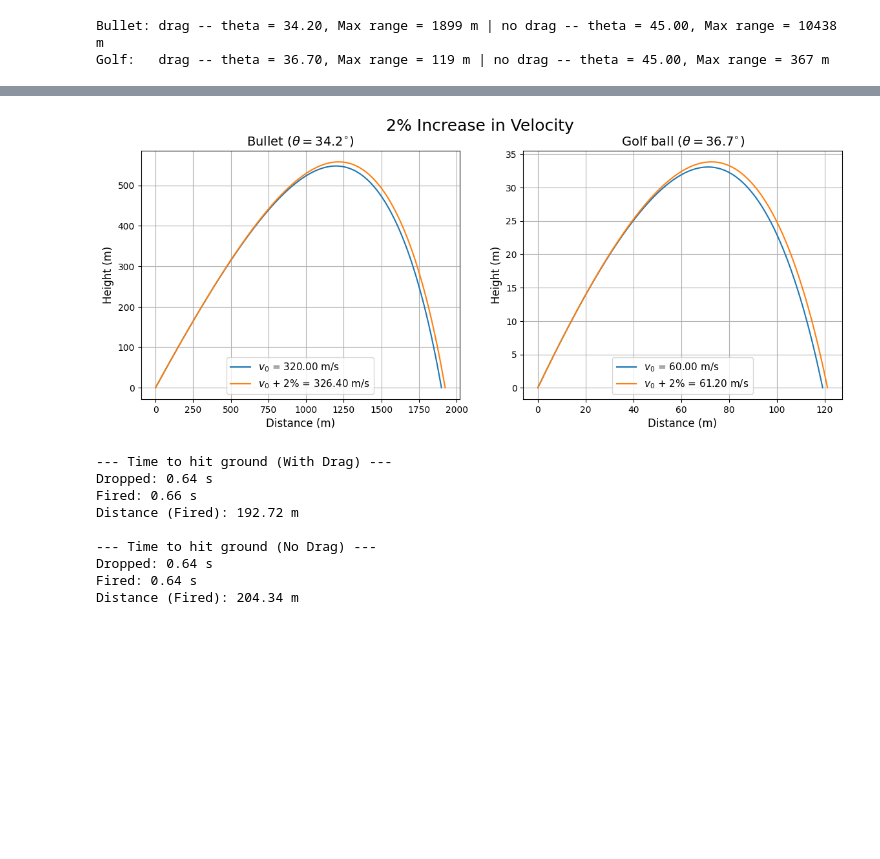
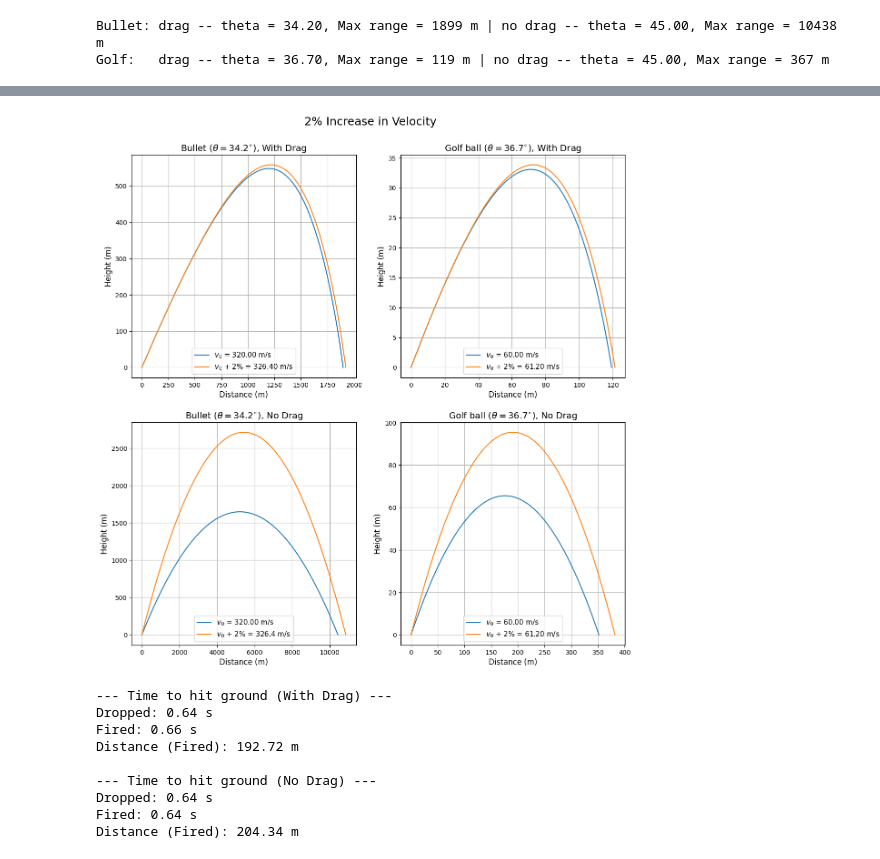
Before and after one commit to hdauphin/PHYS420Fall25, a Jupyter notebook: HW06_Project1.ipynb, the cells around one changed output, grey strips where cells are left out. Drawn from its saved outputs; the diff is of its cells as text; code cells hidden in the pictures; blank space fills up the shorter version.

```diff
--- a/HW06_Project1.ipynb
+++ b/HW06_Project1.ipynb
@@ -53,7 +55,7 @@ def proj_eqns(t, Y, m, C, A, drag=True):
 def ground(t, Y, *args):
     return Y[1]     # height at y(t)
 ground.terminal = True  # stop sim when event happens
-ground.direction = -1   # look for sign to change from positive to negative
+ground.direction = -1   # look for sign to change from positive to negative; indicates y has hit 0
 
 def run_sim(angle=0.0, v0=0.0, vx0=None, vy0=None, y0=0.0, m=0.0, C=0.0, A=0.0, drag=True, n=350):
     """
@@ -76,14 +78,15 @@ def run_sim(angle=0.0, v0=0.0, vx0=None, vy0=None, y0=0.0, m=0.0, C=0.0, A=0.0,
         t_ground: how long it took for the projectile to land
         t_plot: time values to plot over
     """
+    # compute x and y components of v if not specified
     if vx0 is None or vy0 is None:
-        theta = np.deg2rad(angle)   #convert angle to radians
+        theta = np.deg2rad(angle)   # convert angle to radians
         vx0 = v0*np.cos(theta)
         vy0 = v0*np.sin(theta)
 
-    Y0 = [0.0, y0, vx0, vy0]    # put initial conditions into an array for handling
-    T = 60  # stopping time for sim
-    sol = solve_ivp(proj_eqns, (0, T), Y0, args=(m, C, A, drag), events=ground, dense_output=True)  # run simulation
+    Y0 = [0.0, y0, vx0, vy0]    # put initial conditions into a list for handling
+    T = 60  # time upper bound
+    sol = solve_ivp(proj_eqns, (0, T), Y0, args=(m, C, A, drag), events=ground, method="RK45", dense_output=True)  # run simulation
     t_ground = sol.t_events[0][0]  # define time when projectile landed
     x_range = sol.y_events[0][0,0]  # define distance projectile traveled before landing
     t_plot = np.linspace(0, t_ground, n)  # create evenly distributed array of values to plot over
@@ -214,8 +277,14 @@ ax.grid(True)
 # %%
 # --- Increase speed by 2% ---
-# -- bullet --
-v0_1faster = v0_1 + (v0_1*0.02)
+
+# -- Bullet --
+v0_1faster = v0_1 + (v0_1*0.02)     # increase v0 by 2%
+
+# simulate with and without drag
 b_x_faster, b_y_faster, r_b_faster, t_b_faster, b_time_faster = run_sim(angle=th_b_drag, v0=v0_1faster, m=m1, C=C1, A=A1, drag=True)
+b_x_faster_nd, b_y_faster_nd, r_b_faster_nd, t_b_faster_nd, b_time_faster_nd = run_sim(angle=th_b_nodrag, v0=v0_1faster, m=m1, C=C1, A=A1, drag=False)
+
+# Print results
 print(f"--- Bullet --- \
     \nOriginal v0: {v0_1:.2f} m/s \
     \nNew v0: {v0_1faster:.2f} m/s \
@@ -224,43 +293,83 @@ print(f"--- Bullet --- \
     \nNew distance: {r_b_faster:.2f} m \
     \nOriginal max height: {max(b_y_best):.2f} \
     \nNew max height: {max(b_y_faster):.2f} \
-    \nPercent difference: {(np.abs(r_b_faster-r_b_best)/r_b_best)*100:.2f}% \
-    \nPercent difference (height): {(np.abs(max(b_y_best) - max(b_y_faster))/max(b_y_best)*100):.2f}% ")
+    \n-- With vs. Without Drag -- \
+    \nDifference in distance, v0: {(np.abs(r_b_best-r_b_best_nd)):.2f} m \
+    \nDifference in distance, v0 + 2%: {(np.abs(r_b_faster-r_b_faster_nd)):.2f} m \
+    \nDifference in height, v0: {(np.abs(max(b_y_best) - max(b_y_best_nd))):.2f} m \
+    \nDifference in height, v0 + 2%: {(np.abs(max(b_y_faster) - max(b_y_faster_nd))):.2f} m")
 
-# -- golf ball --
-v0_2faster = v0_2 + (v0_2*0.02)
+# -- Golf Ball --
+v0_2faster = v0_2 + (v0_2*0.02)     # increase v0 by 2%
+
+# simulate with and without drag
 g_x_faster, g_y_faster, r_g_faster, t_g_faster, g_time_faster = run_sim(angle=th_g_drag, v0=v0_2faster, m=m2, C=C2, A=A2, drag=True)
+g_x_faster_nd, g_y_faster_nd, r_g_faster_nd, t_g_faster_nd, g_time_faster_nd = run_sim(angle=th_g_nodrag, v0=v0_2faster, m=m2, C=C2, A=A2, drag=False)
+
+# Print results
 print(f"\n--- Golf Ball --- \
     \nOriginal v0: {v0_2:.2f} m/s \
     \nNew v0: {v0_2faster:.2f} m/s \
     \nAngle: {th_g_drag:.2f} (degrees) \
     \nOriginal distance: {r_g_best:.2f} m\
+    \nNew distance: {r_g_faster:.2f} m\
     \nOriginal max height: {max(g_y_best):.2f} \
     \nNew max height: {max(g_y_faster):.2f} \
-    \nNew distance: {r_g_faster:.2f} m \
-    \nPercent difference (distance): {(np.abs(r_g_faster-r_g_best)/r_g_best)*100:.2f}% \
-    \nPercent difference (height): {(np.abs(max(g_y_best) - max(g_y_faster))/max(g_y_best)*100):.2f}%")
+    \n-- With vs. Without Drag -- \
+    \nDifference in distance, v0: {(np.abs(r_g_best-r_g_best_nd)):.2f} m \
+    \nDifference in distance, v0 + 2%: {(np.abs(r_g_faster-r_g_faster_nd)):.2f} m \
+    \nDifference in height, v0: {(np.abs(max(g_y_best) - max(g_y_best_nd))):.2f} m \
+    \nDifference in height, v0 + 2%: {(np.abs(max(g_y_faster) - max(g_y_faster_nd))):.2f} m")
 
-# --- plot differences ---
+# --- Plot Differences ---
 
-fig, (ax1, ax2) = plt.subplots(1, 2, figsize=(14,5))
+# define the figure and subplots
+fig, axes = plt.subplots(2, 2, figsize=(14,14))
+ax1 = axes[0][0]
+ax2 = axes[0][1]
+ax3 = axes[1][0]
+ax4 = axes[1][1]
 
+plt.suptitle("2% Increase in Velocity",  y=0.94)
+
+# bullet with drag
+ax1.set_title(r"Bullet ($\theta = 34.2^{\circ}$), With Drag")
 ax1.set_xlabel("Distance (m)")
-ax2.set_xlabel("Distance (m)")
 ax1.set_ylabel("Height (m)")
-ax2.set_ylabel("Height (m)")
-ax1.set_title(r"Bullet ($\theta = 34.2^{\circ}$)")
-ax2.set_title(r"Golf ball ($\theta = 36.7^{\circ}$)")
-plt.suptitle("2% Increase in Velocity")
-
 ax1.plot(b_x_best, b_y_best, label=fr"$v_0$ = {v0_1:.2f} m/s")
 ax1.plot(b_x_faster, b_y_faster, label=fr"$v_0$ + 2% = {v0_1faster:.2f} m/s")
+
+# bullet without drag
+ax3.set_title(r"Bullet ($\theta = 34.2^{\circ}$), No Drag")
+ax3.set_xlabel("Distance (m)")
+ax3.set_ylabel("Height (m)")
+ax3.plot(b_x_nodrag, b_y_best_nd, label=fr"$v_0$ = {v0_1:.2f} m/s")
+ax3.plot(b_x_faster_nd, b_y_faster_nd, label=fr"$v_0$ + 2% = {v0_1faster} m/s")
+
+# golf ball with drag
+ax2.set_xlabel("Distance (m)")
+ax2.set_ylabel("Height (m)")
+ax2.set_title(r"Golf ball ($\theta = 36.7^{\circ}$), With Drag")
 ax2.plot(g_x_best, g_y_best, label=fr"$v_0$ = {v0_2:.2f} m/s")
 ax2.plot(g_x_faster, g_y_faster, label=fr"$v_0$ + 2% = {v0_2faster:.2f} m/s")
+
+# golf ball without drag
+ax4.set_xlabel("Distance (m)")
+ax4.set_ylabel("Height (m)")
+ax4.set_title(r"Golf ball ($\theta = 36.7^{\circ}$), No Drag")
+ax4.plot(g_x_best_nd, g_y_best_nd, label=fr"$v_0$ = {v0_2:.2f} m/s")
+ax4.plot(g_x_faster_nd, g_y_faster_nd, label=fr"$v_0$ + 2% = {v0_2faster:.2f} m/s")
+
+# show all legends and all grids
 ax1.legend()
 ax2.legend()
+ax3.legend()
+ax4.legend()
 ax1.grid(True)
 ax2.grid(True)
+ax3.grid(True)
+ax4.grid(True)
+
 plt.show()
 # %% [output]
 --- Bullet ---
@@ -283,3 +392,3 @@ Percent difference (height): 2.34%
-[figure, old version]
+[figure, new version]
 # %%
 # --- Dropping vs Shooting ---
```
Also changed, not shown: parts of 6 cells of this notebook.
